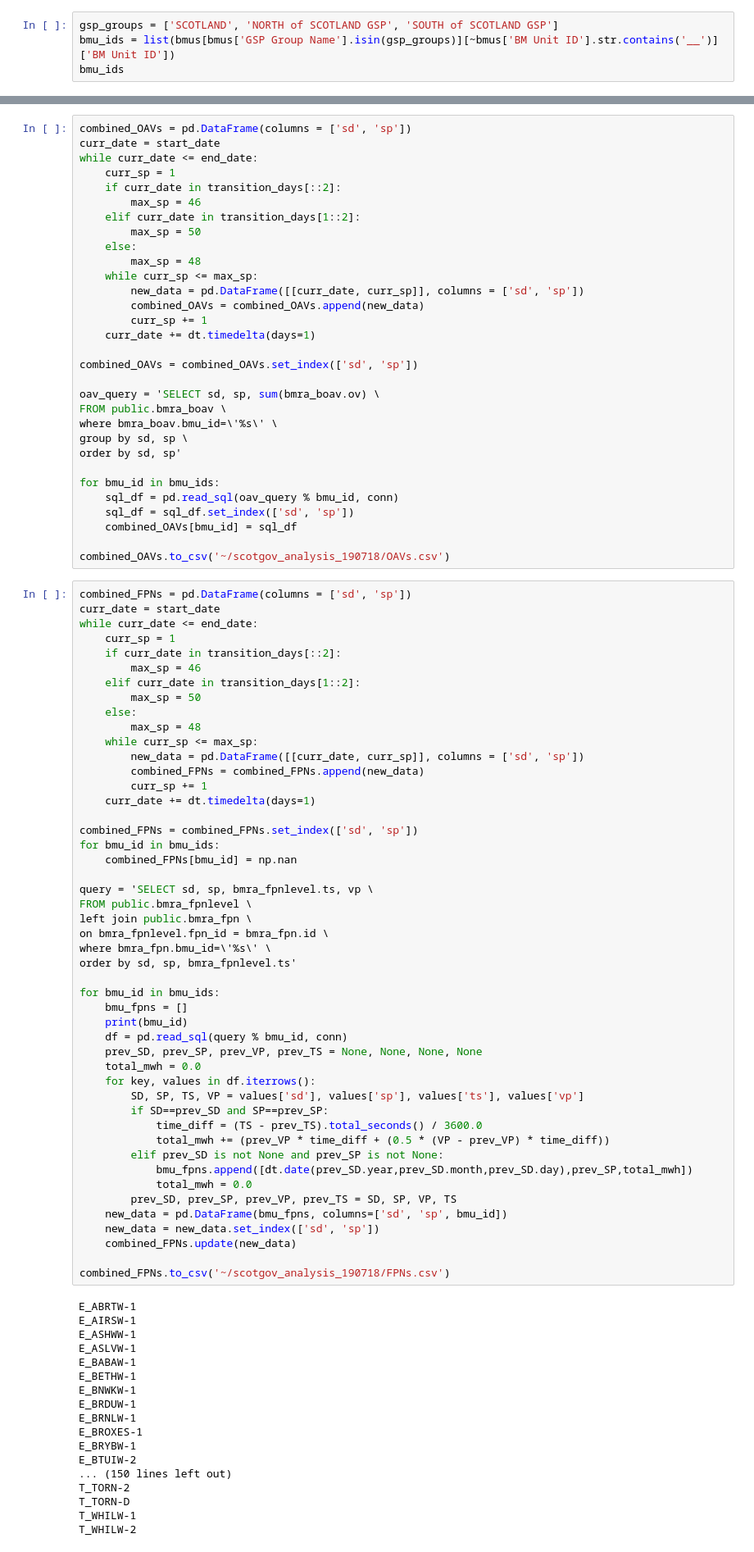
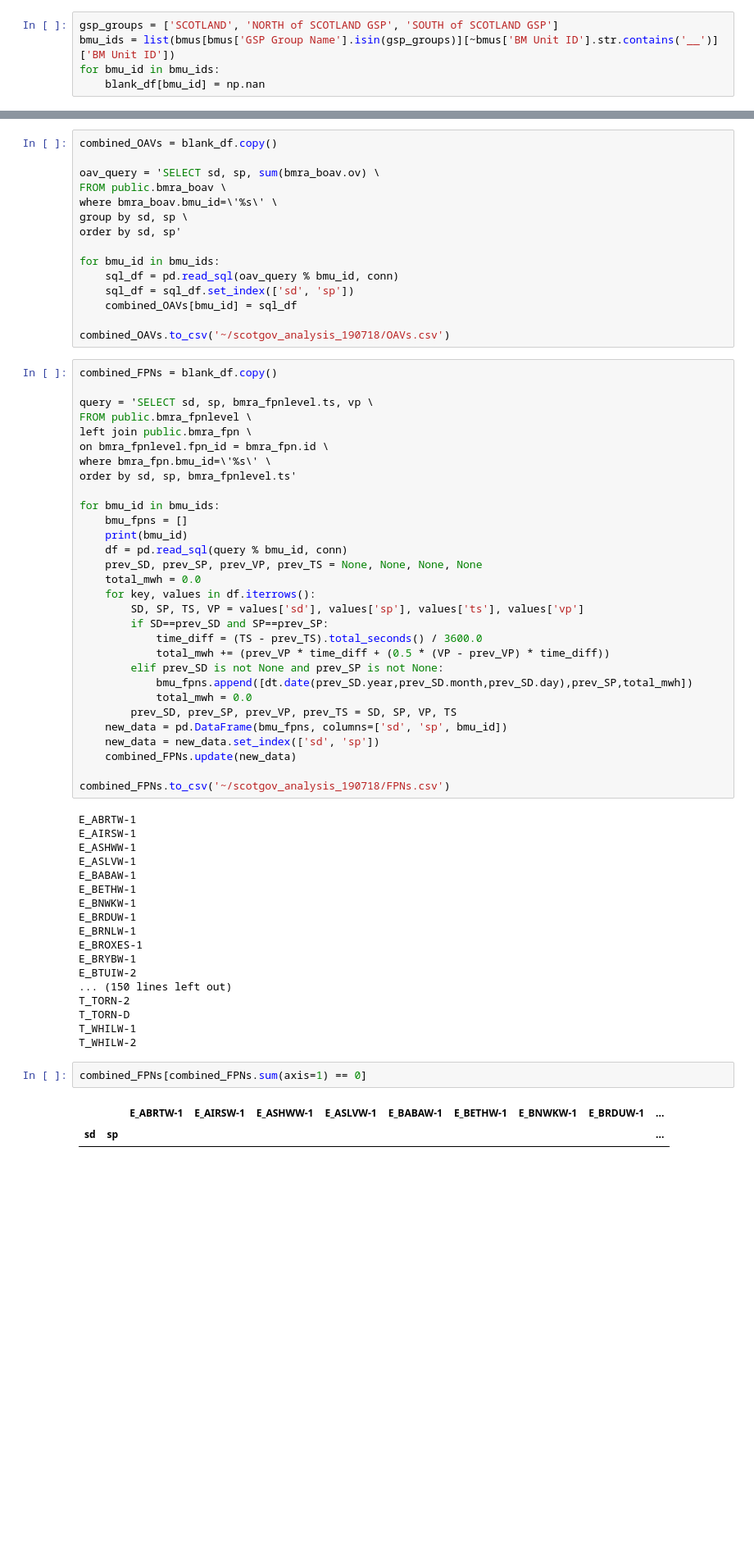
Before and after one commit to GraemeHawker/GBEnergyDataManager, a Jupyter notebook: notebooks/scotgov_generate_data_190319.ipynb, the cells around one changed output, grey strips where cells are left out. Shown at 82% size. Drawn from its saved outputs; the diff is of its cells as text; blank space fills up the shorter version.

```diff
--- a/notebooks/scotgov_generate_data_190319.ipynb
+++ b/notebooks/scotgov_generate_data_190319.ipynb
@@ -39,4 +43,5 @@ bmus = pd.read_csv('/home/graeme/ElexonDataManager/Physical/unit_data/reg_bm_uni
 # %%
 gsp_groups = ['SCOTLAND', 'NORTH of SCOTLAND GSP', 'SOUTH of SCOTLAND GSP']
 bmu_ids = list(bmus[bmus['GSP Group Name'].isin(gsp_groups)][~bmus['BM Unit ID'].str.contains('__')]['BM Unit ID'])
-bmu_ids
+for bmu_id in bmu_ids:
+    blank_df[bmu_id] = np.nan
@@ -97,21 +68,5 @@ combined_BAVs.to_csv('~/scotgov_analysis_190718/BAVs.csv')
 # %%
-combined_OAVs = pd.DataFrame(columns = ['sd', 'sp'])
-curr_date = start_date
-while curr_date <= end_date:
-    curr_sp = 1
-    if curr_date in transition_days[::2]:
-        max_sp = 46
-    elif curr_date in transition_days[1::2]:
-        max_sp = 50
-    else:
-        max_sp = 48
-    while curr_sp <= max_sp:
-        new_data = pd.DataFrame([[curr_date, curr_sp]], columns = ['sd', 'sp'])
-        combined_OAVs = combined_OAVs.append(new_data)
-        curr_sp += 1
-    curr_date += dt.timedelta(days=1)
-
-combined_OAVs = combined_OAVs.set_index(['sd', 'sp'])
+combined_OAVs = blank_df.copy()
 
 oav_query = 'SELECT sd, sp, sum(bmra_boav.ov) \
 FROM public.bmra_boav \
@@ -126,25 +81,7 @@ for bmu_id in bmu_ids:
 
 combined_OAVs.to_csv('~/scotgov_analysis_190718/OAVs.csv')
 # %%
-combined_FPNs = pd.DataFrame(columns = ['sd', 'sp'])
-curr_date = start_date
-while curr_date <= end_date:
-    curr_sp = 1
-    if curr_date in transition_days[::2]:
-        max_sp = 46
-    elif curr_date in transition_days[1::2]:
-        max_sp = 50
-    else:
-        max_sp = 48
-    while curr_sp <= max_sp:
-        new_data = pd.DataFrame([[curr_date, curr_sp]], columns = ['sd', 'sp'])
-        combined_FPNs = combined_FPNs.append(new_data)
-        curr_sp += 1
-    curr_date += dt.timedelta(days=1)
-
-combined_FPNs = combined_FPNs.set_index(['sd', 'sp'])
-for bmu_id in bmu_ids:
-    combined_FPNs[bmu_id] = np.nan
+combined_FPNs = blank_df.copy()
 
 query = 'SELECT sd, sp, bmra_fpnlevel.ts, vp \
 FROM public.bmra_fpnlevel \
@@ -191,3 +128,8 @@ T_TORN-2
 T_TORN-D
 T_WHILW-1
 T_WHILW-2
+# %%
+combined_FPNs[combined_FPNs.sum(axis=1) == 0]
+# %% [output]
+|  |  | E_ABRTW-1 | E_AIRSW-1 | E_ASHWW-1 | E_ASLVW-1 | E_BABAW-1 | E_BETHW-1 | E_BNWKW-1 | E_BRDUW-1 | ... |
+| sd | sp |  |  |  |  |  |  |  |  | ... |
```
Also changed, not shown: parts of 11 cells of this notebook, 1 other file.
